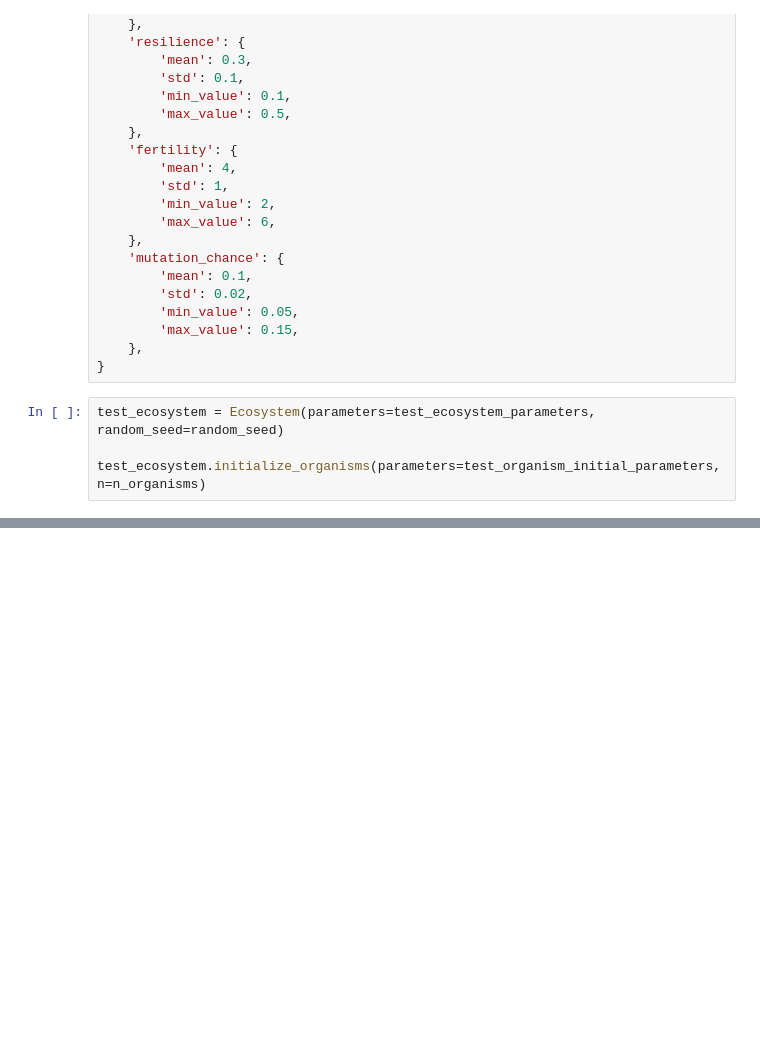
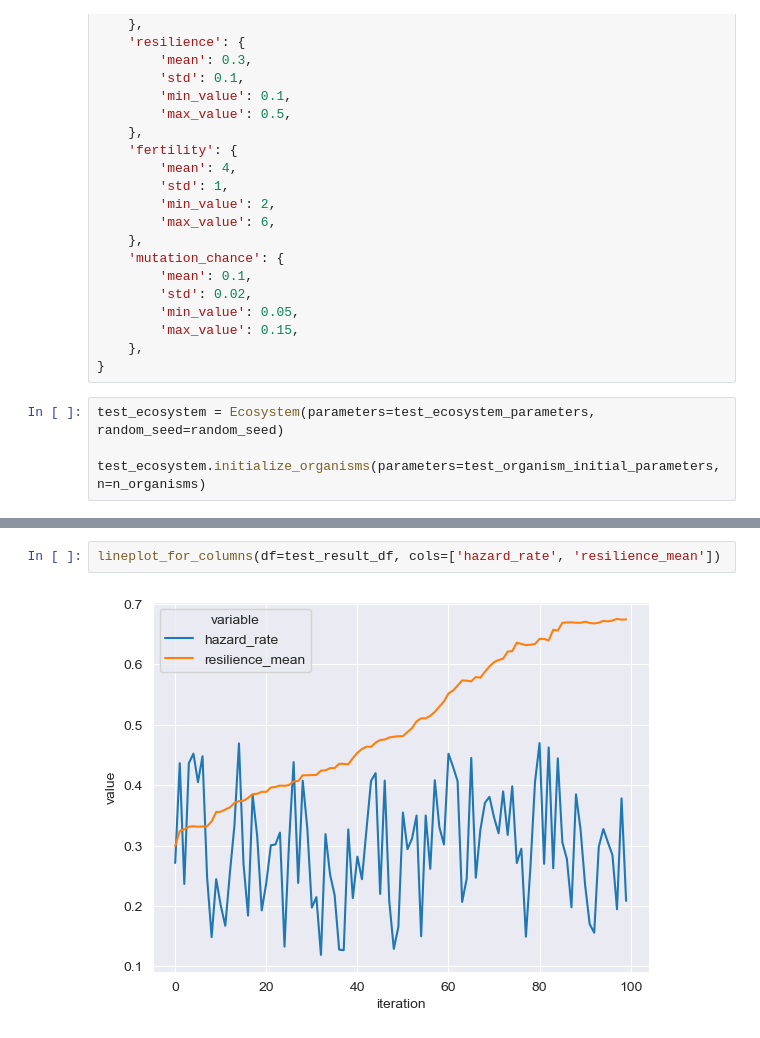
Before and after one commit to Valentin-Mueller/evolution-simulator, a Jupyter notebook: Simulate_Evolution.ipynb, the cells around one changed output, grey strips where cells are left out. Saved outputs shown, nothing was run; the diff lists cells and outputs as text; blank space fills up the shorter version.

```diff
--- a/Simulate_Evolution.ipynb
+++ b/Simulate_Evolution.ipynb
@@ -81,0 +128,4 @@ test_result_df.tail()
+# %%
+lineplot_for_columns(df=test_result_df, cols=['hazard_rate', 'resilience_mean'])
+# %% [output]
+[figure, added]
```
Also changed, not shown: parts of 10 cells of this notebook.
